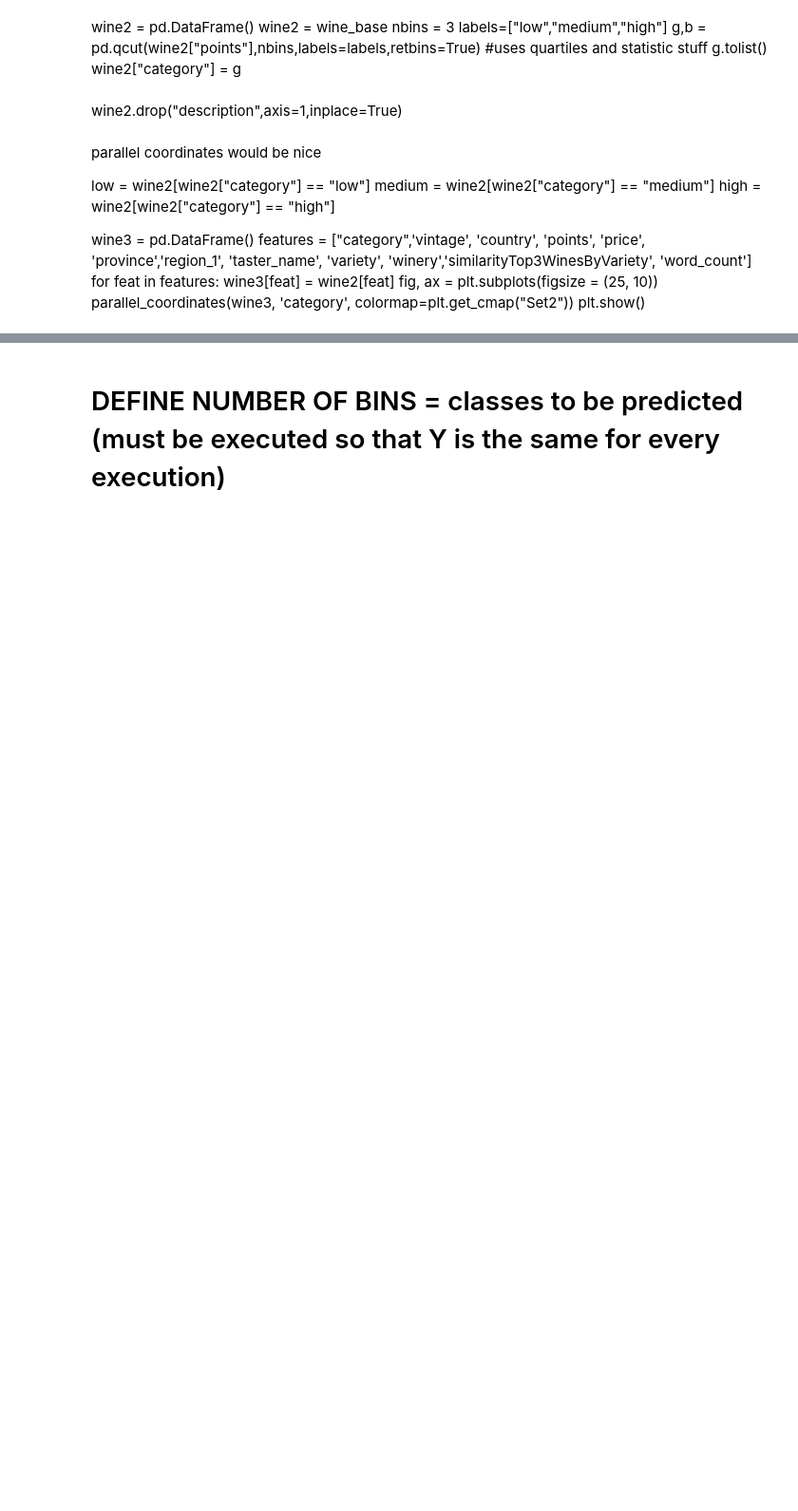
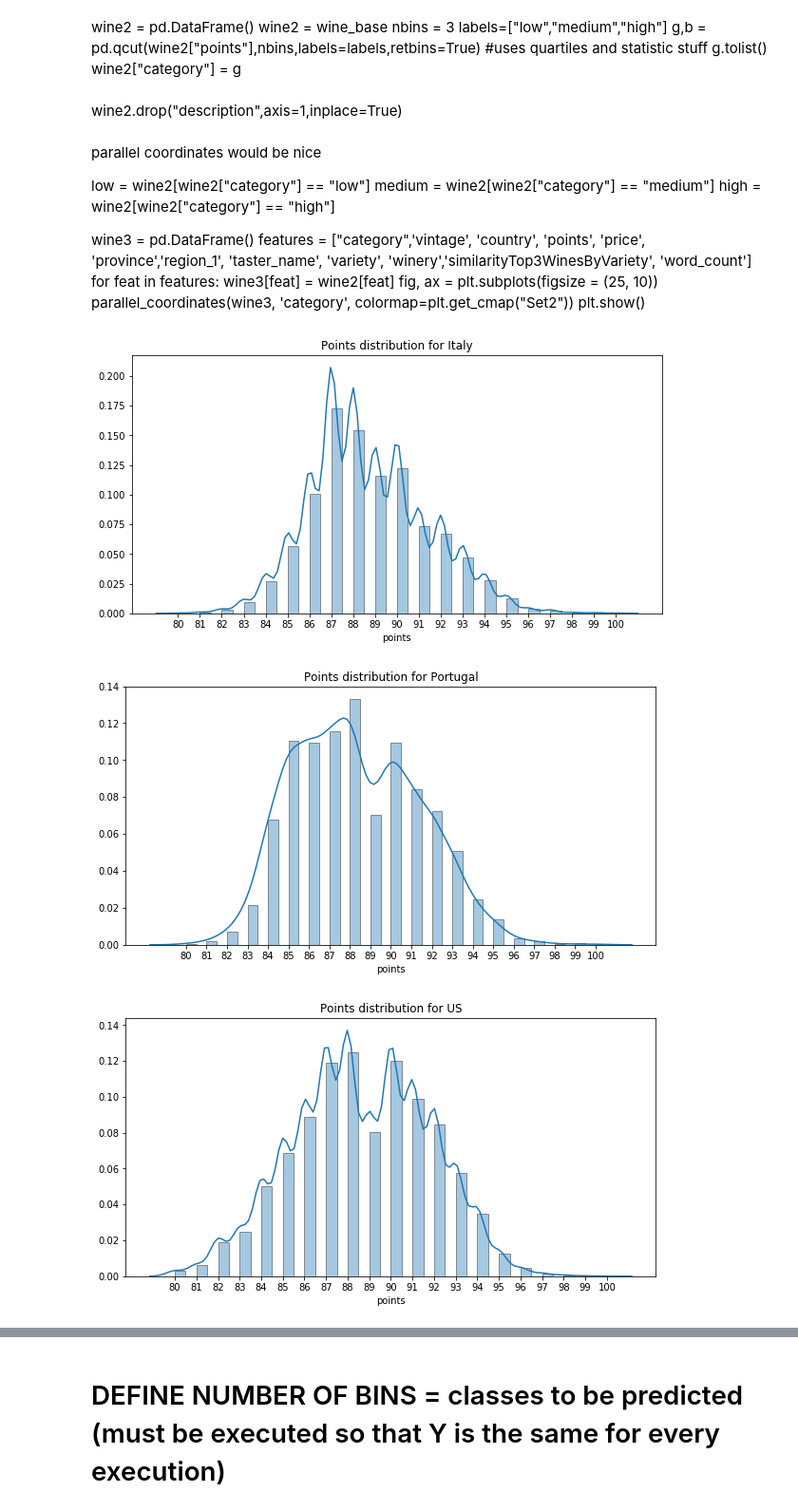
Before and after one commit to Gneur11/bdaFinalMIo, a Jupyter notebook: ClassifierAnalysis.ipynb, the cells around one changed output, grey strips where cells are left out. Shown: that part at 95% size. Cells and saved outputs as stored; diff of their text form; code cells hidden in the pictures; blank space fills up the shorter version.

Commit message:
added training on single country, WTF

```diff
--- a/ClassifierAnalysis.ipynb
+++ b/ClassifierAnalysis.ipynb
@@ -150,3 +166,16 @@ for feat in features:
 fig, ax = plt.subplots(figsize = (25, 10))
 parallel_coordinates(wine3, 'category', colormap=plt.get_cmap("Set2"))
 plt.show()
+# %%
+countries = wine_base["country"].unique().tolist()
+for c in countries:
+    fig, ax = plt.subplots(figsize = (10, 5))
+    temp = wine_base[wine_base["country"] == c]
+    plt.title("Points distribution for " + c)
+    ax.set(xticks=wine_base["points"].unique())
+    sns.distplot(temp["points"],hist=True,bins = 20,hist_kws={"width": 0.5,'edgecolor':'black'})
+    sns
+# %% [output]
+[figure, added]
+[figure, added]
+[figure, added]
```
Also changed, not shown: parts of 63 cells of this notebook.
